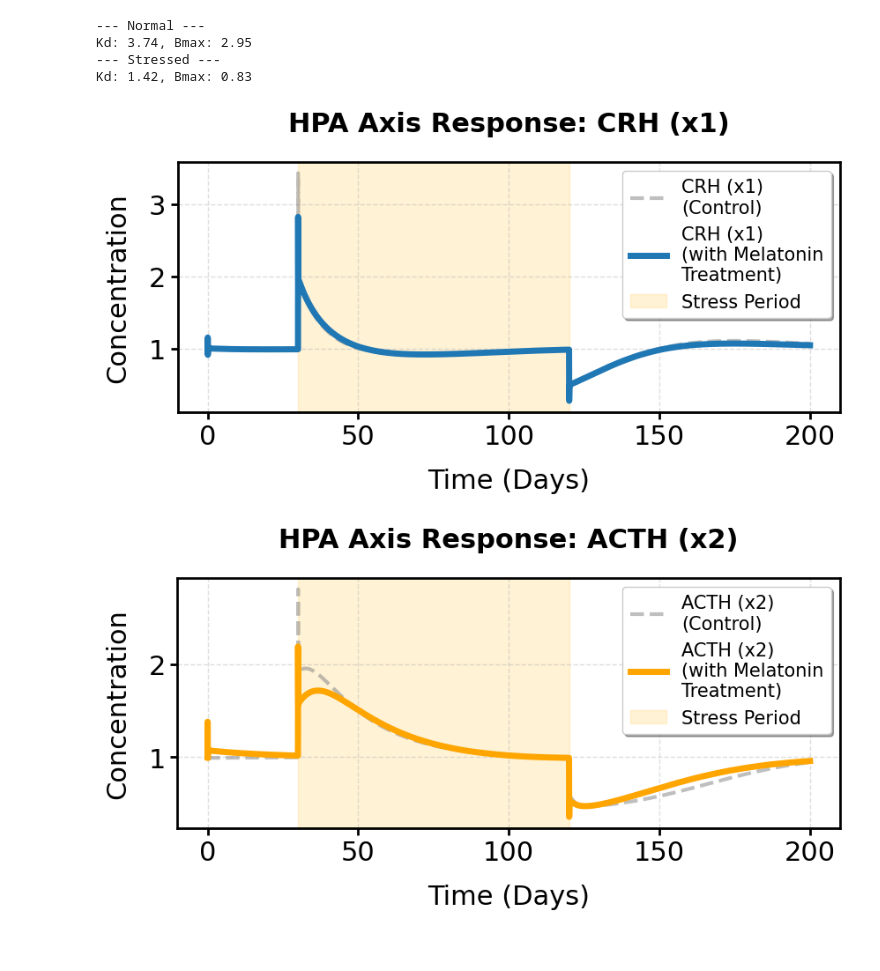
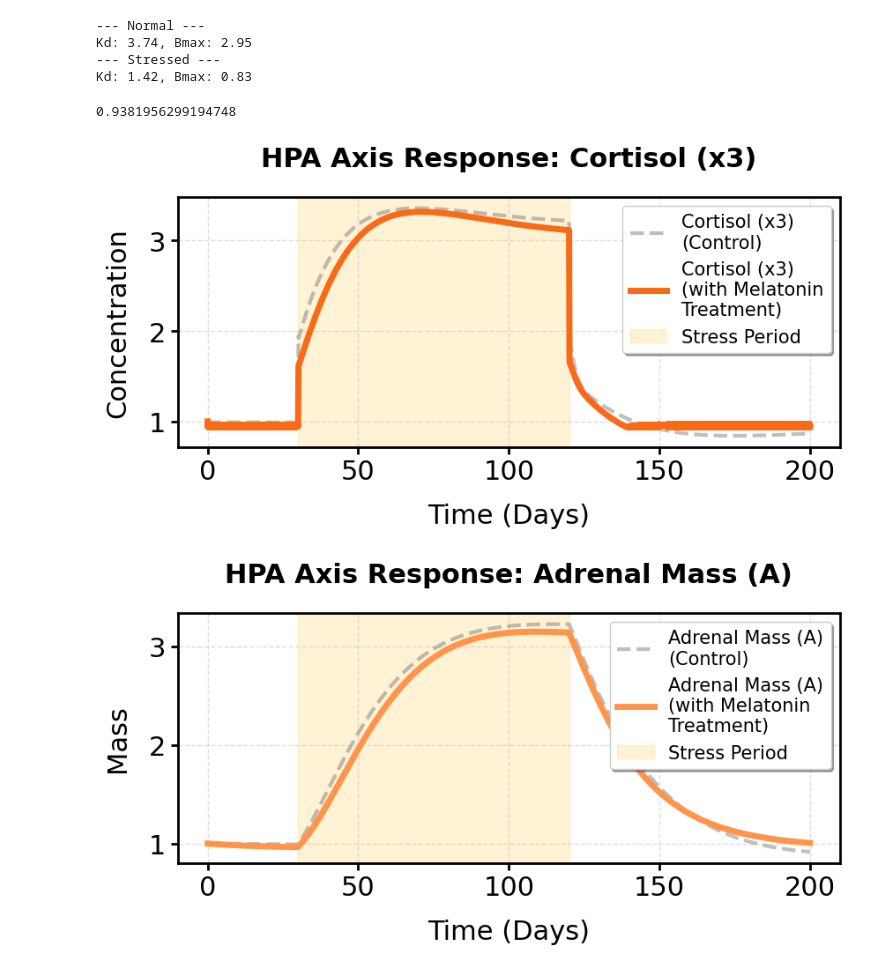
Before and after one commit to sandera0606/melatonin-HPA-dysregulation, a Jupyter notebook: final_project.ipynb, the cells around one changed output. Saved outputs shown, nothing was run; the diff lists cells and outputs as text; code cells hidden in the pictures.

```diff
--- a/final_project.ipynb
+++ b/final_project.ipynb
@@ -356,13 +356,12 @@ Kd: 1.42, Bmax: 0.83
 # (printed earlier)
 x3_threshold = (0.9624  * 0.9146)**(1/2)
 
+print(x3_threshold)
+
 MEL_active = True
+# %% [output]
+0.9381956299194748
 # %%
-
-def sigmoid_modifier(x3, val_low, val_high, threshold, k=10):
-    # for a smooth transition
-    return val_low + (val_high - val_low) / (1 + np.exp(-k * (x3 - threshold)))
-
 def pGR_melatonin(x3, t, mel_on=True):
     t_days = t / 1440
 
@@ -370,13 +369,7 @@ def pGR_melatonin(x3, t, mel_on=True):
     mel_modifier = 1.0
 
     if mel_on:
-        # Smoothly transition mel_modifier based on cortisol (x3)
-        # Transitioning from normal_hp to stress_hp
-        mel_modifier = sigmoid_modifier(x3,
-                                        avg_kd_normal_hp,
-                                        avg_kd_stress_hp,
-                                        x3_threshold,
-                                        k=15) # Adjust k for "smoothness"
+        mel_modifier = avg_kd_normal_hp if x3 <= x3_threshold else avg_kd_stress_hp
 
     # Base feedback parameter (Example: 5.0)
     base_param = 5.0
@@ -400,11 +393,7 @@ def hpa_model_mel(y, t, mel_on):
     # get smooth transition (from not stressed -> stressed state)
     receptor_density = 1.0
     if mel_on:
-        receptor_density = sigmoid_modifier(x3,
-                                            avg_bmax_normal_hp,
-                                            avg_bmax_stress_hp,
-                                            x3_threshold,
-                                            k=15)
+        receptor_density = avg_bmax_normal_hp if x3 <= x3_threshold else avg_bmax_stress_hp
 
     # as described in paper
     n = 3
@@ -445,6 +434,7 @@ colors = ['tab:blue', 'orange', '#F96A17', 'red', '#FF954A'] # theme colours
 # only interested in cortisol and adrenal mass, but plot others to validate
 
 for i in range(5):
+    if(labels[i] != 'Cortisol (x3)' and labels[i] != 'Adrenal Mass (A)'): continue # only plot cortisol and adrenal mass
     plt.figure(figsize=(9, 5))
 
     # Plot Control
@@ -454,32 +444,32 @@ for i in range(5):
 
     # Plot Melatonin
     plt.plot(t_eval/1440, sol_mel[:, i],
              label=f'{labels[i]}\n(with Melatonin\nTreatment)',
              color=colors[i], linewidth=5)
 
     # Shade the stress period (Slightly darker for print contrast)
     plt.axvspan(D_stress, D_stop, color="#FFC12F", alpha=0.2, label='Stress Period')
 
     # Formatting
     plt.title(f"HPA Axis Response: {labels[i]}", pad=25, fontweight='bold')
     y_label = "Concentration"
     if "Mass" in labels[i]:
         y_label = "Mass"
 
     plt.ylabel(y_label, labelpad=15)
     plt.xlabel("Time (Days)", labelpad=15)
 
     # Force whole numbers on Y-axis (when possible)
     plt.gca().yaxis.set_major_locator(MaxNLocator(integer=True))
 
     # Make the tick marks thicker
     plt.gca().tick_params(width=2, length=6)
 
     plt.legend(loc='upper right', frameon=True, shadow=True)
     plt.grid(alpha=0.4, linestyle='--', linewidth=1)
 
     plt.tight_layout()
     plt.show()
 # %% [output]
-[figure, old version]
+[figure, new version]
-[figure, old version]
+[figure, new version]
```
Also changed, not shown: parts of 1 cell of this notebook, 1 other file.
